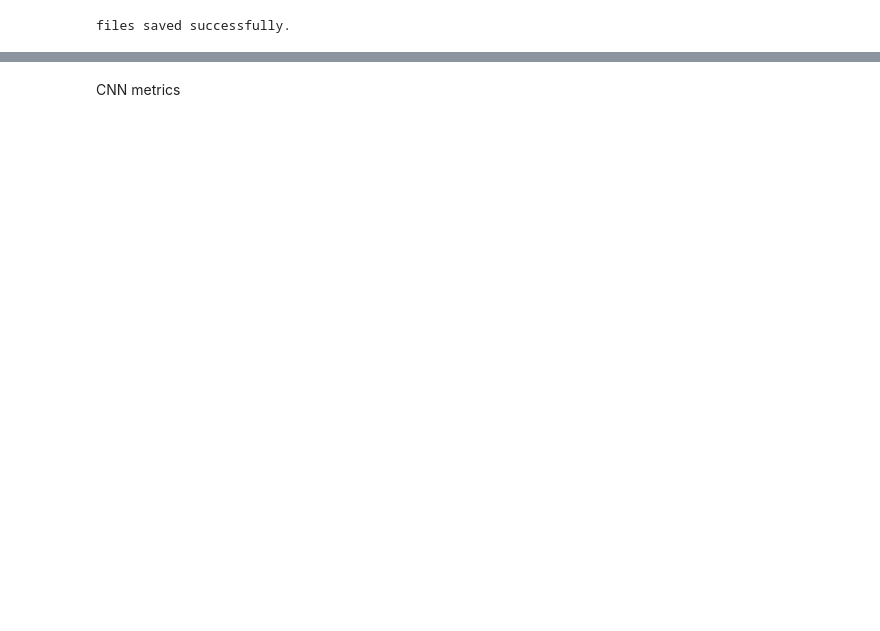
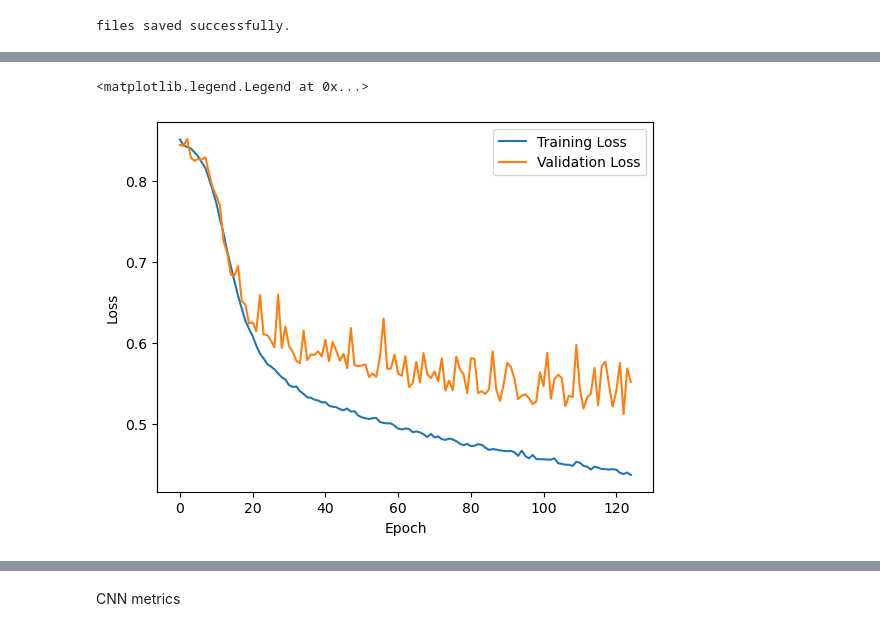
Before and after one commit to vcmog/liver_pred, a Jupyter notebook: liver_pred/run_test.ipynb, the cells around one changed output, grey strips where cells are left out. Cells and saved outputs as stored; diff of their text form; code cells hidden in the pictures; blank space fills up the shorter version.

Commit message:
Add run test notebook

```diff
--- a/liver_pred/run_test.ipynb
+++ b/liver_pred/run_test.ipynb
@@ -1033,7 +856,7 @@ class RNNDataset(Dataset):
 # %%
 # File path to the .npy file
-file_path = dir+'CNN_input.npy'
-labels_file_path = dir+'CNN_output.npy'
+file_path = dir+'rnn_input.npy'
+labels_file_path = dir+'rnn_output.npy'
 # Create a dataset
 dataset_rnn = RNNDataset(file_path, labels_file_path)
 
@@ -1044,15 +867,15 @@ num_workers = 0  # Number of subprocesses to use for data loading (0 means the d
 #dataloader = DataLoader(dataset, batch_size=batch_size, shuffle=shuffle, num_workers=num_workers)
 
 # Split the dataset indices into training and testing sets
-train_size = int(0.7 * len(dataset))  # 80% for training, adjust ratio as needed
-test_size = int(0.2 * len(dataset))  # 20% for testing, adjust ratio as needed
-val_size = len(dataset)-(train_size+test_size)   # 10% of the training data for validation
+train_size = int(0.7 * len(dataset_rnn))  # 80% for training, adjust ratio as needed
+test_size = int(0.2 * len(dataset_rnn))  # 20% for testing, adjust ratio as needed
+val_size = len(dataset_rnn)-(train_size+test_size)   # 10% of the training data for validation
 train_dataset_rnn, val_dataset_rnn, test_dataset_rnn = torch.utils.data.random_split(dataset_rnn, [train_size,val_size, test_size])
 
 # Create separate DataLoaders for training and testing
-train_dataloader_rnn = DataLoader(train_dataset, batch_size=batch_size, shuffle=shuffle, num_workers=num_workers)
-test_dataloader_rnn = DataLoader(test_dataset, batch_size=batch_size, shuffle=shuffle, num_workers=num_workers)
-val_dataloader_rnn = DataLoader(val_dataset, batch_size=batch_size, shuffle=shuffle, num_workers=num_workers)
+train_dataloader_rnn = DataLoader(train_dataset_rnn, batch_size=batch_size, shuffle=shuffle, num_workers=num_workers)
+test_dataloader_rnn = DataLoader(test_dataset_rnn, batch_size=batch_size, shuffle=shuffle, num_workers=num_workers)
+val_dataloader_rnn = DataLoader(val_dataset_rnn, batch_size=batch_size, shuffle=shuffle, num_workers=num_workers)
 # Compute the mean and standard deviation of the dataset
 mean_sum = 0.0
 std_sum = 0.0
@@ -1071,8 +894,8 @@ custom_transform = transforms.Compose([
     transforms.Normalize(mean=[mean], std=[std]),  # Normalize data using computed mean and std
 
 ])
-#train_dataloader_rnn.transform = custom_transform
-#test_dataloader_rnn.transform = custom_transform
-#val_dataloader_rnn.transform = custom_transform
+train_dataloader_rnn.transform = custom_transform
+test_dataloader_rnn.transform = custom_transform
+val_dataloader_rnn.transform = custom_transform
 # %%
-nhidden = 1
+nhidden = 30
@@ -1083,13 +908,13 @@ class MV_LSTM(torch.nn.Module):
         self.n_features = n_features
         self.seq_len = seq_length
         self.n_hidden = nhidden # number of hidden states
-        self.n_layers = 1 # number of LSTM layers (stacked)
-        self.dropout = torch.nn.Dropout(0.5)
+        self.n_layers = 3 # number of LSTM layers (stacked)
+        self.dropout = torch.nn.Dropout(0.2)
 
         self.l_lstm = torch.nn.LSTM(input_size = n_features,
                                  hidden_size = self.n_hidden,
                                  num_layers = self.n_layers,
-                                 batch_first = True)
+                                 batch_first=True)
         self.l_linear1 = torch.nn.Linear(self.n_hidden*self.seq_len, self.n_hidden*self.seq_len)
         self.l_linear2 = torch.nn.Linear(self.n_hidden*self.seq_len, 1)
         self.activation = torch.nn.Sigmoid()
@@ -1104,7 +929,8 @@ class MV_LSTM(torch.nn.Module):
         x = lstm_out.contiguous().view(batch_size,-1)
         x = self.dropout(x)
         x = self.l_linear1(x)
-        self.activation(x)
+        #self.activation(x)
         x = self.dropout(x)
         x=self.l_linear2(x)
-        return self.activation(x)
+
+        return x
@@ -1114,0 +1017,9 @@ best_val_loss = float('inf')
+# %%
+plt.plot(training_losses, label='Training Loss')
+plt.plot(validation_losses, label='Validation Loss')
+plt.xlabel('Epoch')
+plt.ylabel('Loss')
+plt.legend()
+# %% [output]
+<matplotlib.legend.Legend at 0x...>
+[figure, added]
```
Also changed, not shown: parts of 74 cells of this notebook.
